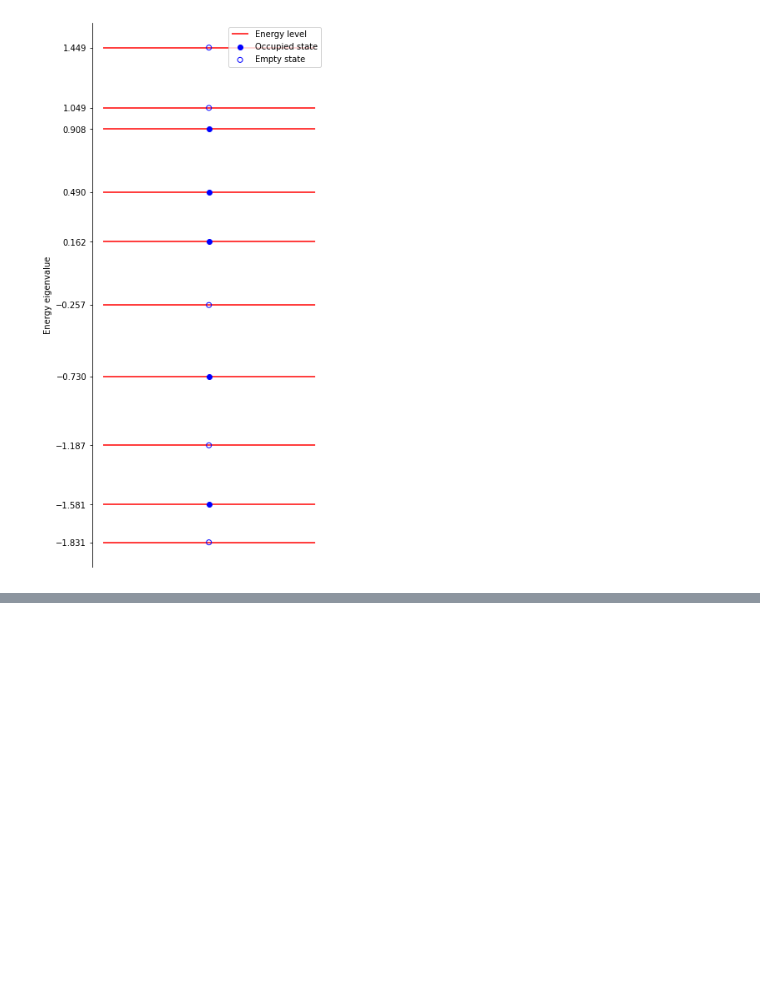
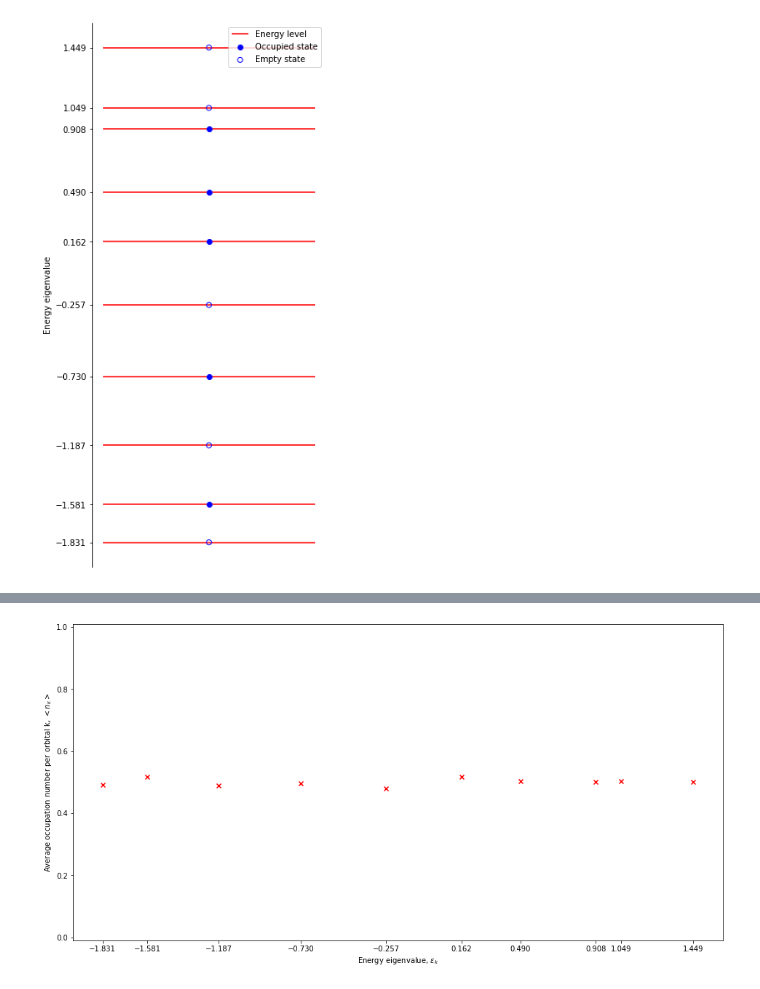
Before and after one commit to justas-b/strongly-interacting-many-body-systems-using-GPUs, a Jupyter notebook: main_code.ipynb, the cells around one changed output, grey strips where cells are left out. Saved outputs shown, nothing was run; the diff lists cells and outputs as text; code cells hidden in the pictures; blank space fills up the shorter version.

```diff
--- a/main_code.ipynb
+++ b/main_code.ipynb
@@ -379,0 +378,4 @@ plot_occupation_energy(dic_sigma_1, 'occupation_energy_sigma_{}_runs_{}_cutoff_{
+# %%
+plot_occupation_energy(dic_sigma_1_runs_1000, 50, 'occupation_energy_sigma_{}_runs_{}_cutoff_{}'.format(1,1000,50))
+# %% [output]
+[figure, added]
```
Also changed, not shown: parts of 62 cells of this notebook.
